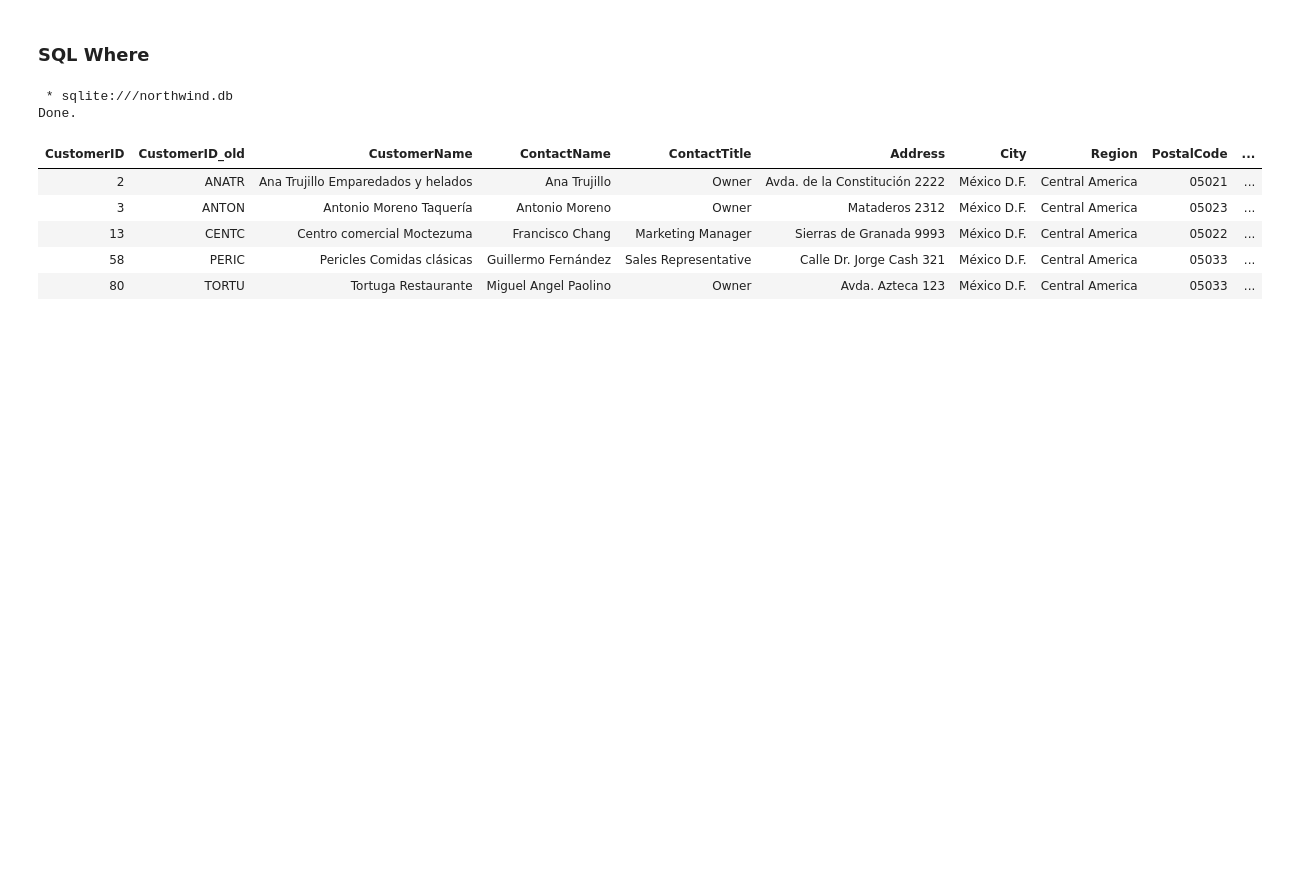
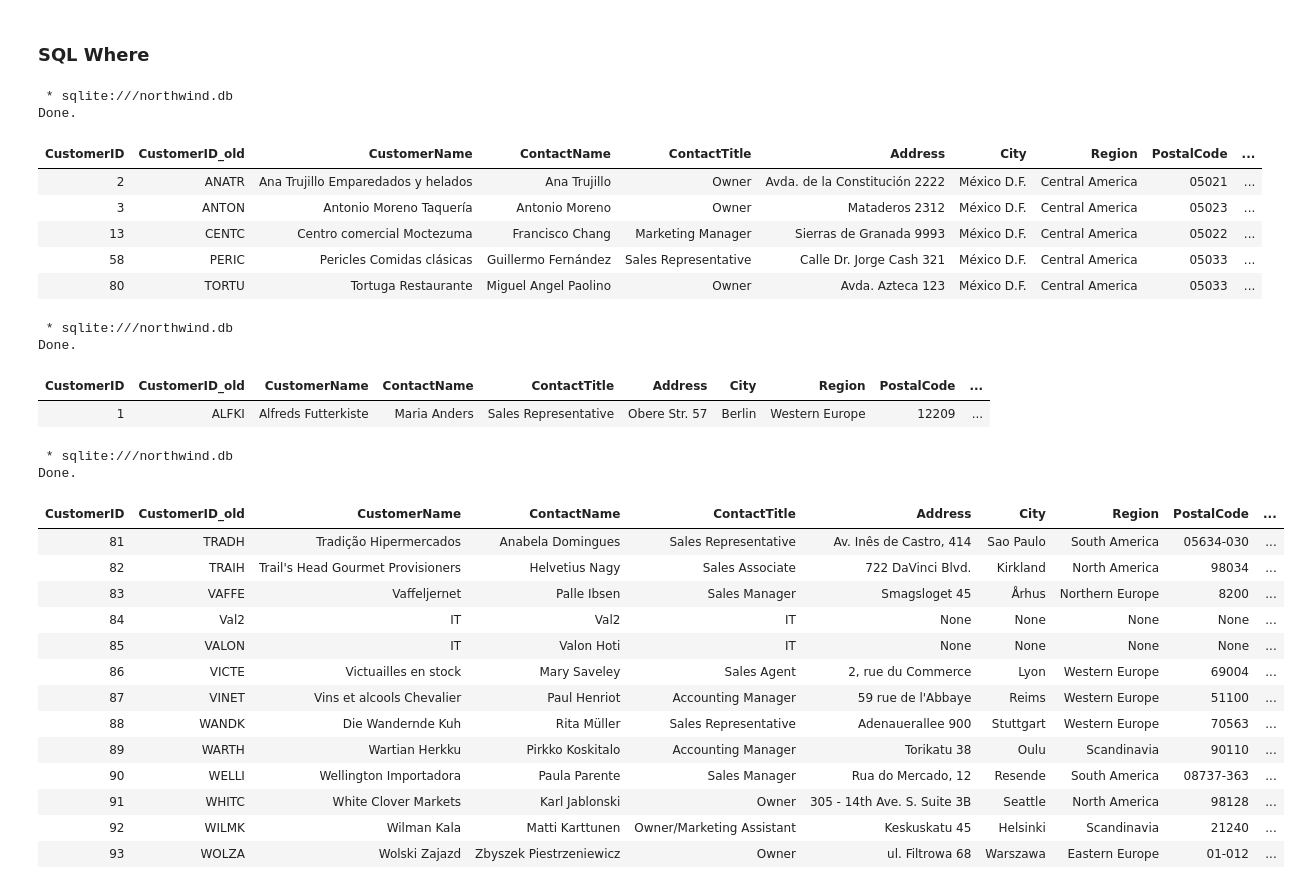
Before and after one commit to MAK8405/SQLHub, a Jupyter notebook: SQL.ipynb, the cells around one changed output. Saved outputs shown, nothing was run; the diff lists cells and outputs as text; code cells hidden in the pictures; blank space fills up the shorter version.

Commit message:
Finish SQL Where and start SQL Order By

```diff
--- a/SQL.ipynb
+++ b/SQL.ipynb
@@ -118,3 +118,33 @@ Done.
 | 13 | CENTC | Centro comercial Moctezuma | Francisco Chang | Marketing Manager | Sierras de Granada 9993 | México D.F. | Central America | 05022 | ... |
 | 58 | PERIC | Pericles Comidas clásicas | Guillermo Fernández | Sales Representative | Calle Dr. Jorge Cash 321 | México D.F. | Central America | 05033 | ... |
 | 80 | TORTU | Tortuga Restaurante | Miguel Angel Paolino | Owner | Avda. Azteca 123 | México D.F. | Central America | 05033 | ... |
+# %%
+%%sql
+SELECT * FROM Customers
+WHERE CustomerID = 1;
+# %% [output]
+ * sqlite:///northwind.db
+Done.
+| CustomerID | CustomerID_old | CustomerName | ContactName | ContactTitle | Address | City | Region | PostalCode | ... |
+| 1 | ALFKI | Alfreds Futterkiste | Maria Anders | Sales Representative | Obere Str. 57 | Berlin | Western Europe | 12209 | ... |
+# %%
+%%sql
+SELECT * FROM Customers
+WHERE CustomerID > 80;
+# %% [output]
+ * sqlite:///northwind.db
+Done.
+| CustomerID | CustomerID_old | CustomerName | ContactName | ContactTitle | Address | City | Region | PostalCode | ... |
+| 81 | TRADH | Tradição Hipermercados | Anabela Domingues | Sales Representative | Av. Inês de Castro, 414 | Sao Paulo | South America | 05634-030 | ... |
+| 82 | TRAIH | Trail's Head Gourmet Provisioners | Helvetius Nagy | Sales Associate | 722 DaVinci Blvd. | Kirkland | North America | 98034 | ... |
+| 83 | VAFFE | Vaffeljernet | Palle Ibsen | Sales Manager | Smagsloget 45 | Århus | Northern Europe | 8200 | ... |
+| 84 | Val2 | IT | Val2 | IT | None | None | None | None | ... |
+| 85 | VALON | IT | Valon Hoti | IT | None | None | None | None | ... |
+| 86 | VICTE | Victuailles en stock | Mary Saveley | Sales Agent | 2, rue du Commerce | Lyon | Western Europe | 69004 | ... |
+| 87 | VINET | Vins et alcools Chevalier | Paul Henriot | Accounting Manager | 59 rue de l'Abbaye | Reims | Western Europe | 51100 | ... |
+| 88 | WANDK | Die Wandernde Kuh | Rita Müller | Sales Representative | Adenauerallee 900 | Stuttgart | Western Europe | 70563 | ... |
+| 89 | WARTH | Wartian Herkku | Pirkko Koskitalo | Accounting Manager | Torikatu 38 | Oulu | Scandinavia | 90110 | ... |
+| 90 | WELLI | Wellington Importadora | Paula Parente | Sales Manager | Rua do Mercado, 12 | Resende | South America | 08737-363 | ... |
+| 91 | WHITC | White Clover Markets | Karl Jablonski | Owner | 305 - 14th Ave. S. Suite 3B | Seattle | North America | 98128 | ... |
+| 92 | WILMK | Wilman Kala | Matti Karttunen | Owner/Marketing Assistant | Keskuskatu 45 | Helsinki | Scandinavia | 21240 | ... |
+| 93 | WOLZA | Wolski Zajazd | Zbyszek Piestrzeniewicz | Owner | ul. Filtrowa 68 | Warszawa | Eastern Europe | 01-012 | ... |
```
Also changed, not shown: parts of 5 cells of this notebook.
